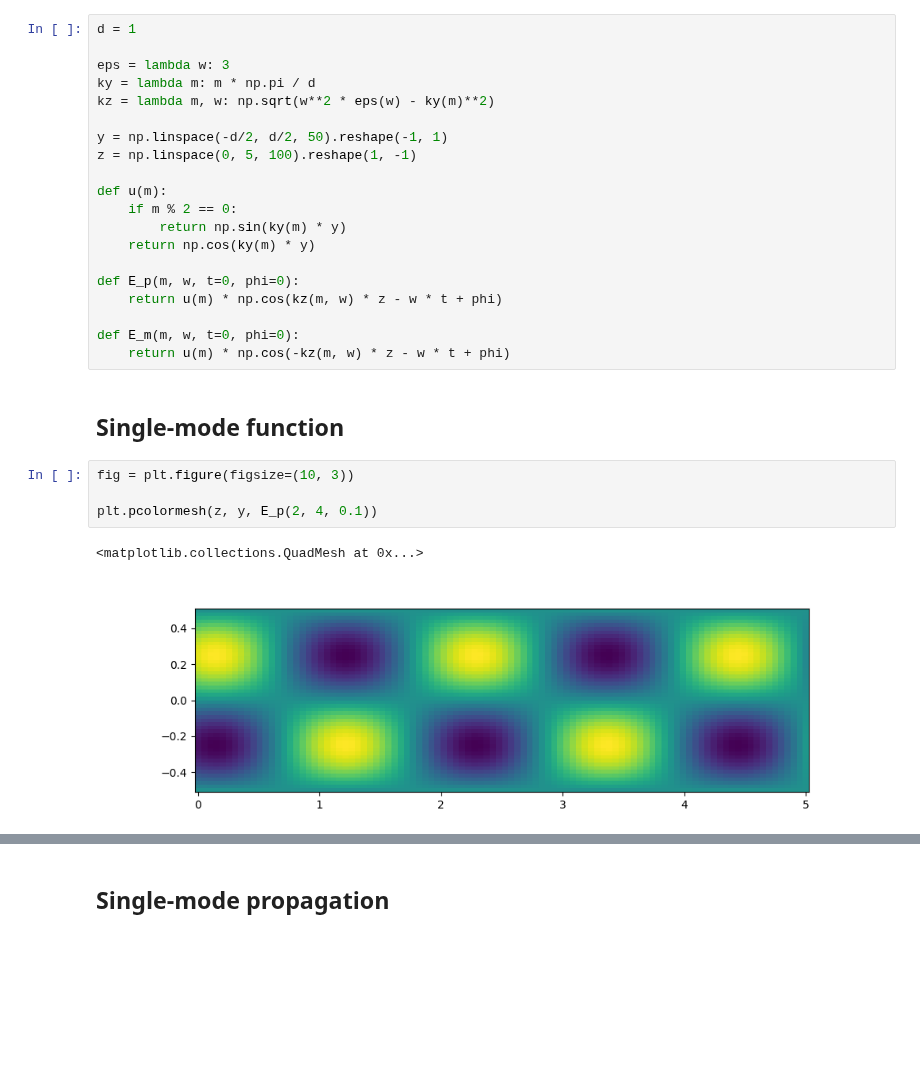
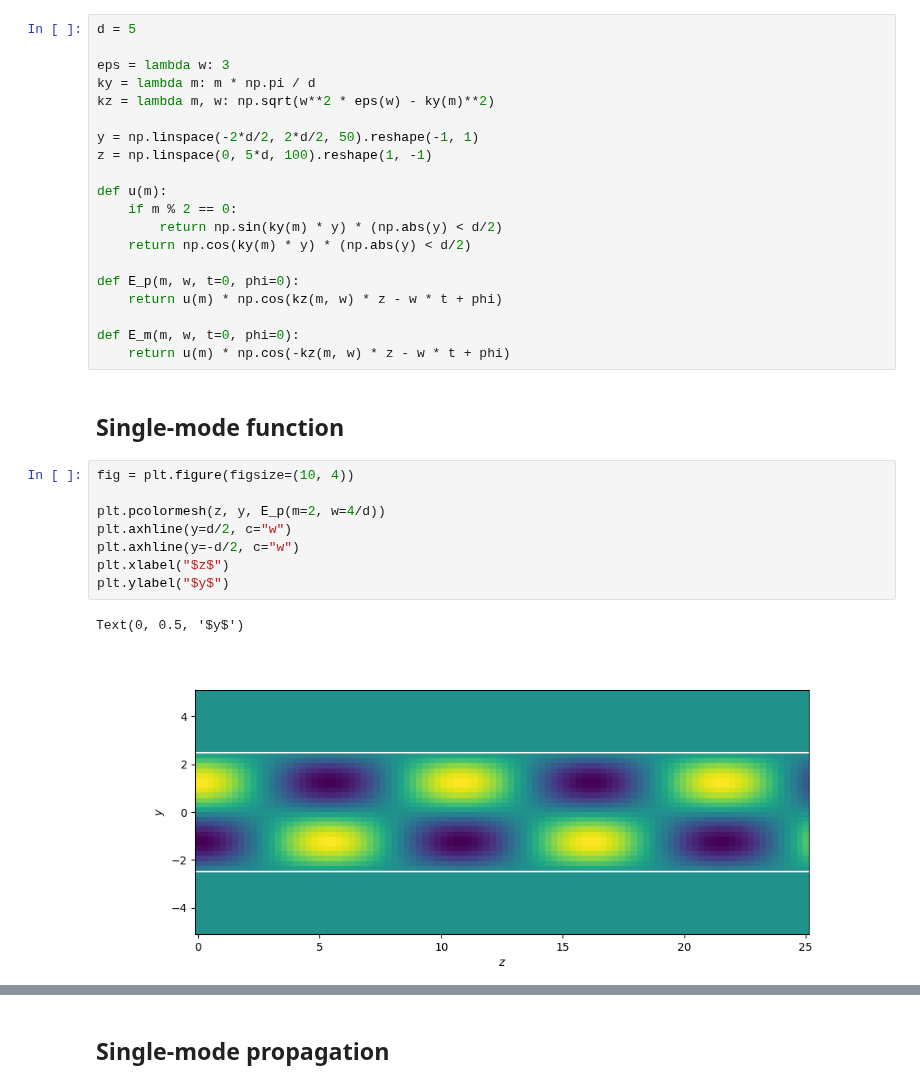
Before and after one commit to diego-fpv/photonics, a Jupyter notebook: waveguide-propagation.ipynb, the cells around one changed output, grey strips where cells are left out. Cells and saved outputs as stored; diff of their text form; blank space fills up the shorter version.

```diff
--- a/waveguide-propagation.ipynb
+++ b/waveguide-propagation.ipynb
@@ -7,19 +6,19 @@ from ipywidgets import interact
 # %% [markdown]
 # Metallic waveguide
 # %%
-d = 1
+d = 5
 
 eps = lambda w: 3
 ky = lambda m: m * np.pi / d
 kz = lambda m, w: np.sqrt(w**2 * eps(w) - ky(m)**2)
 
-y = np.linspace(-d/2, d/2, 50).reshape(-1, 1)
-z = np.linspace(0, 5, 100).reshape(1, -1)
+y = np.linspace(-2*d/2, 2*d/2, 50).reshape(-1, 1)
+z = np.linspace(0, 5*d, 100).reshape(1, -1)
 
 def u(m):
     if m % 2 == 0:
-        return np.sin(ky(m) * y)
-    return np.cos(ky(m) * y)
+        return np.sin(ky(m) * y) * (np.abs(y) < d/2)
+    return np.cos(ky(m) * y) * (np.abs(y) < d/2)
 
 def E_p(m, w, t=0, phi=0):
     return u(m) * np.cos(kz(m, w) * z - w * t + phi)
@@ -29,9 +28,13 @@ def E_m(m, w, t=0, phi=0):
 # %% [markdown]
 ## Single-mode function
 # %%
-fig = plt.figure(figsize=(10, 3))
+fig = plt.figure(figsize=(10, 4))
 
-plt.pcolormesh(z, y, E_p(2, 4, 0.1))
+plt.pcolormesh(z, y, E_p(m=2, w=4/d))
+plt.axhline(y=d/2, c="w")
+plt.axhline(y=-d/2, c="w")
+plt.xlabel("$z$")
+plt.ylabel("$y$")
 # %% [output]
-<matplotlib.collections.QuadMesh at 0x...>
+Text(0, 0.5, '$y$')
-[figure, old version]
+[figure, new version]
```
Also changed, not shown: parts of 12 cells of this notebook.
